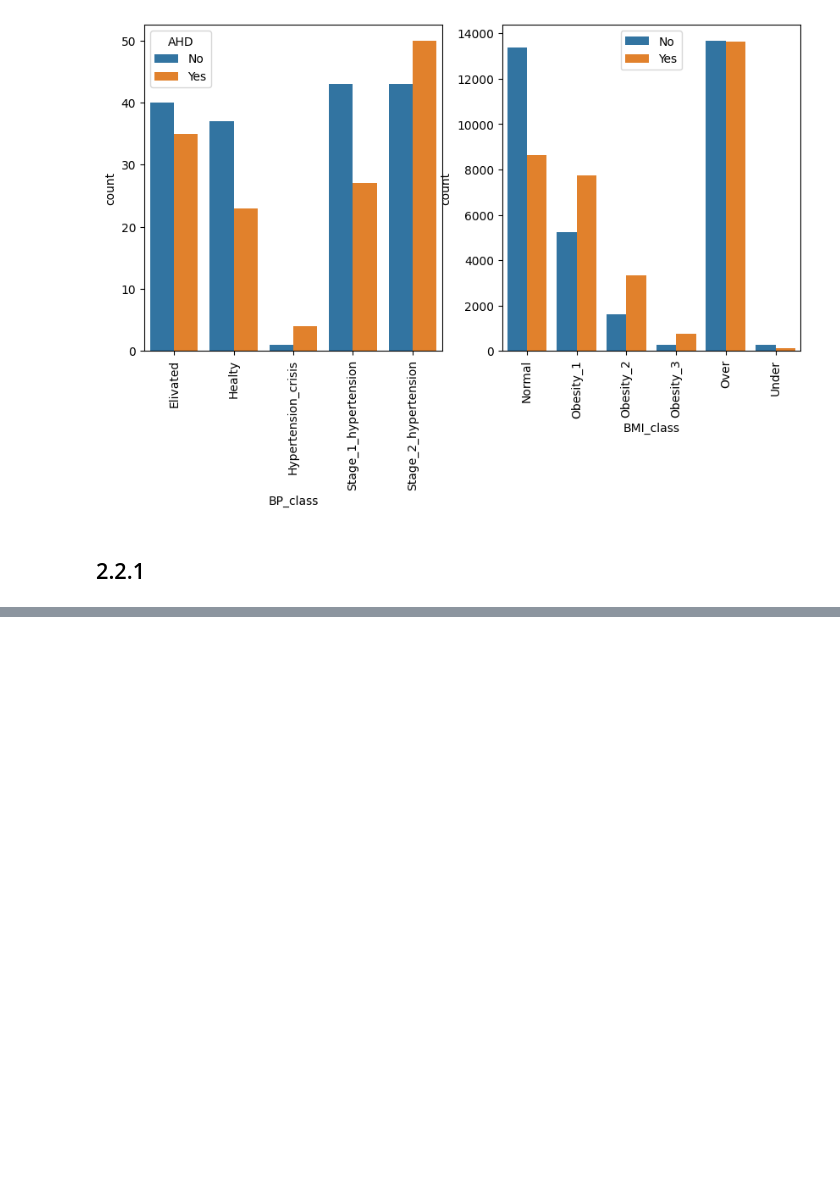
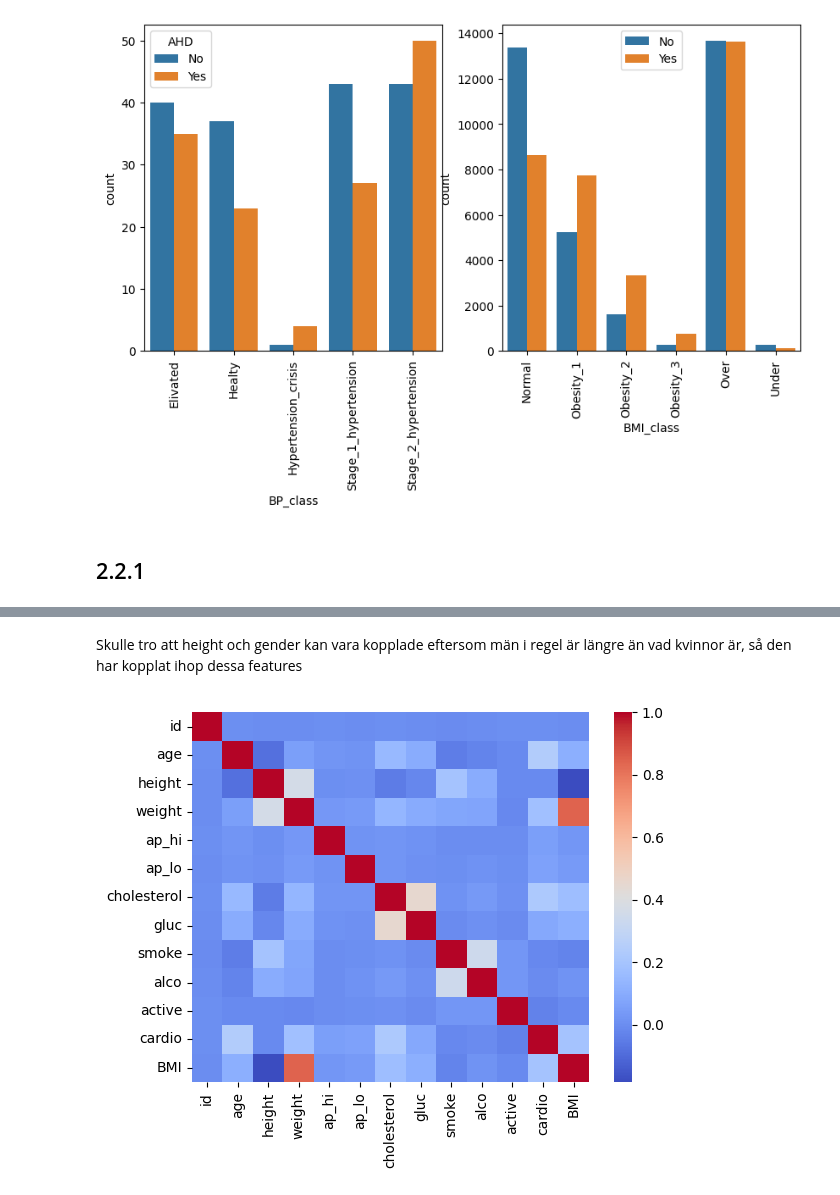
Before and after one commit to MiltonOberg/Artificial_Intelligence2-Milton-OPA23, a Jupyter notebook: Labb_1/labb_1.ipynb, the cells around one changed output, grey strips where cells are left out. Cells and saved outputs as stored; diff of their text form; code cells hidden in the pictures; blank space fills up the shorter version.

```diff
--- a/Labb_1/labb_1.ipynb
+++ b/Labb_1/labb_1.ipynb
@@ -961,0 +949,10 @@ df_cardio
+# %% [markdown]
+Skulle tro att height och gender kan vara kopplade eftersom män i regel är längre än vad kvinnor är, så den har kopplat ihop dessa features
+# %%
+cardio_no_gender_bmi_class= df_cardio.drop(columns= ["gender", "BMI_class"])
+correlation_matrix = cardio_no_gender_bmi_class.corr()
+
+sns.heatmap(correlation_matrix, cmap="coolwarm")
+plt.show()
+# %% [output]
+[figure, added]
```
Also changed, not shown: parts of 6 cells of this notebook.
